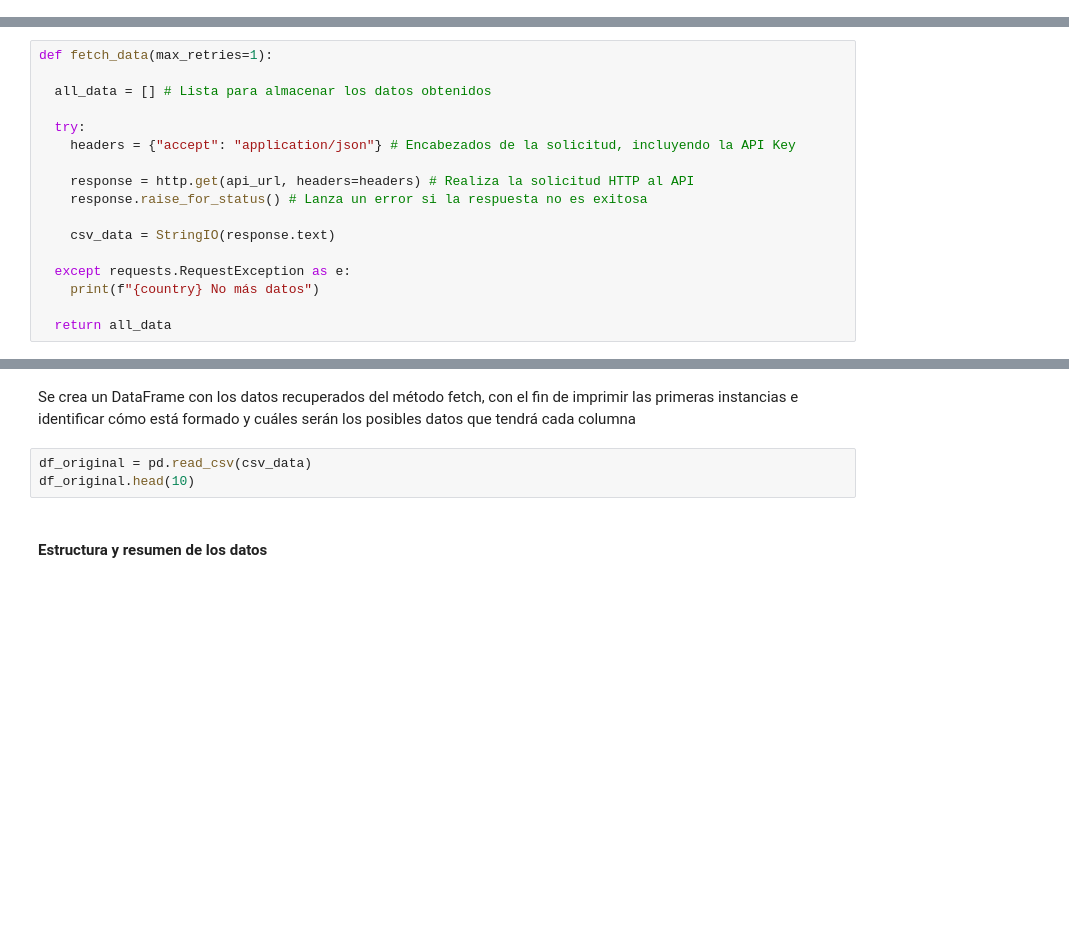
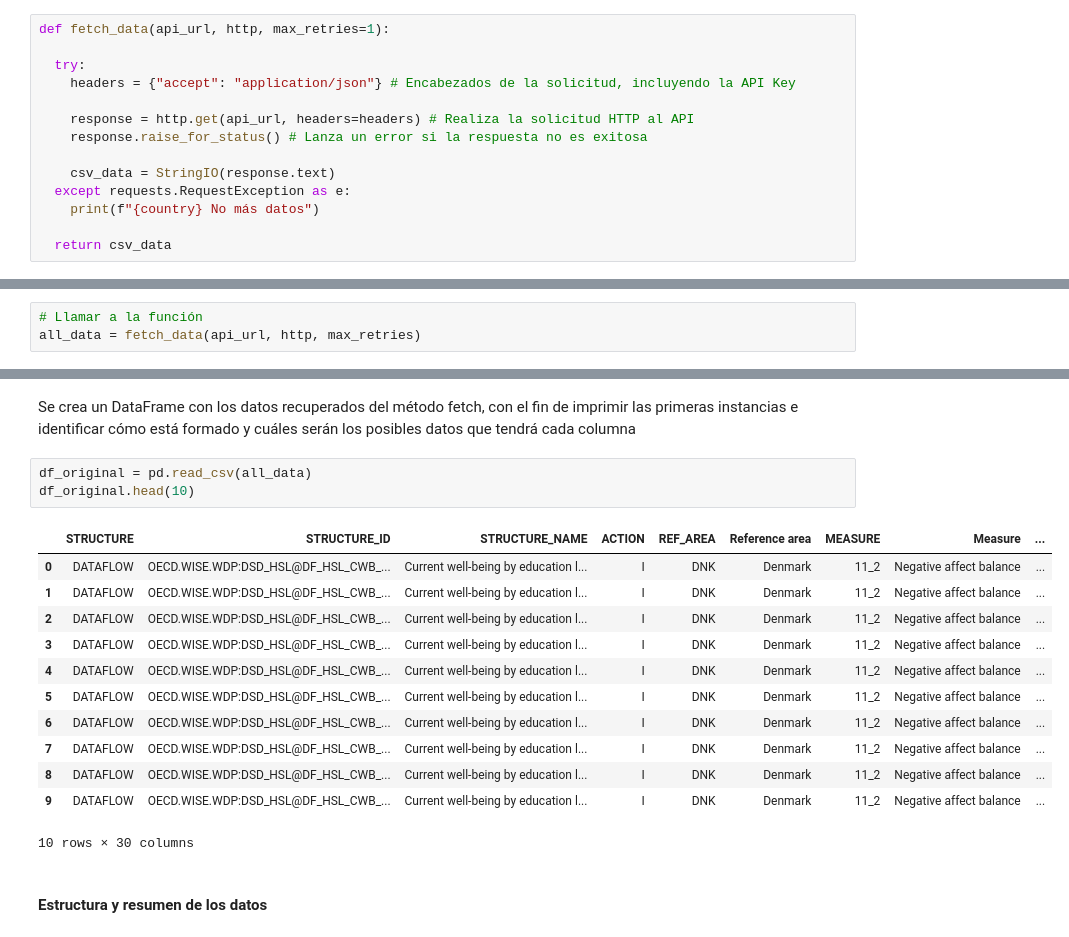
Before and after one commit to calerovillalobos10/Analisis_DatsetOriginal, a Jupyter notebook: Proyecto_PF_3347.ipynb, the cells around one changed output, grey strips where cells are left out. Cells and saved outputs as stored; diff of their text form; blank space fills up the shorter version.

```diff
--- a/Proyecto_PF_3347.ipynb
+++ b/Proyecto_PF_3347.ipynb
@@ -71,3 +91,17 @@ def create_retry_session(max_retries):
+# %%
+def fetch_data(api_url, http, max_retries=1):
+
+  try:
+    headers = {"accept": "application/json"} # Encabezados de la solicitud, incluyendo la API Key
+
+    response = http.get(api_url, headers=headers) # Realiza la solicitud HTTP al API
+    response.raise_for_status() # Lanza un error si la respuesta no es exitosa
+
+    csv_data = StringIO(response.text)
+  except requests.RequestException as e:
+    print(f"{country} No más datos")
+
+  return csv_data
 # %% [markdown]
 Se invoca al método que crea la sesión con reintentas pasándole la cantidad de reintentos que se desean tener
 # %%
@@ -78,17 +109,0 @@ Se procede a realizar un consumo para obtener los datos desde el origen
-# %%
-def fetch_data(max_retries=1):
-
-  all_data = [] # Lista para almacenar los datos obtenidos
-
-  try:
-    headers = {"accept": "application/json"} # Encabezados de la solicitud, incluyendo la API Key
-
-    response = http.get(api_url, headers=headers) # Realiza la solicitud HTTP al API
-    response.raise_for_status() # Lanza un error si la respuesta no es exitosa
-
-    csv_data = StringIO(response.text)
-
-  except requests.RequestException as e:
-    print(f"{country} No más datos")
-
-  return all_data
@@ -95,3 +112,6 @@ def fetch_data(max_retries=1):
+# %%
+# Llamar a la función
+all_data = fetch_data(api_url, http, max_retries)
 # %% [markdown]
 ## Análisis EDA Exploratorio
 # %% [markdown]
@@ -101,8 +121,21 @@ def fetch_data(max_retries=1):
 # %% [markdown]
 Se crea un DataFrame con los datos recuperados del método fetch, con el fin de imprimir las primeras instancias e identificar cómo está formado y cuáles serán los posibles datos que tendrá cada columna
 # %%
-df_original = pd.read_csv(csv_data)
+df_original = pd.read_csv(all_data)
 df_original.head(10)
+# %% [output]
+|  | STRUCTURE | STRUCTURE_ID | STRUCTURE_NAME | ACTION | REF_AREA | Reference area | MEASURE | Measure | ... |
+| 0 | DATAFLOW | OECD.WISE.WDP:DSD_HSL@DF_HSL_CWB_... | Current well-being by education l... | I | DNK | Denmark | 11_2 | Negative affect balance | ... |
+| 1 | DATAFLOW | OECD.WISE.WDP:DSD_HSL@DF_HSL_CWB_... | Current well-being by education l... | I | DNK | Denmark | 11_2 | Negative affect balance | ... |
+| 2 | DATAFLOW | OECD.WISE.WDP:DSD_HSL@DF_HSL_CWB_... | Current well-being by education l... | I | DNK | Denmark | 11_2 | Negative affect balance | ... |
+| 3 | DATAFLOW | OECD.WISE.WDP:DSD_HSL@DF_HSL_CWB_... | Current well-being by education l... | I | DNK | Denmark | 11_2 | Negative affect balance | ... |
+| 4 | DATAFLOW | OECD.WISE.WDP:DSD_HSL@DF_HSL_CWB_... | Current well-being by education l... | I | DNK | Denmark | 11_2 | Negative affect balance | ... |
+| 5 | DATAFLOW | OECD.WISE.WDP:DSD_HSL@DF_HSL_CWB_... | Current well-being by education l... | I | DNK | Denmark | 11_2 | Negative affect balance | ... |
+| 6 | DATAFLOW | OECD.WISE.WDP:DSD_HSL@DF_HSL_CWB_... | Current well-being by education l... | I | DNK | Denmark | 11_2 | Negative affect balance | ... |
+| 7 | DATAFLOW | OECD.WISE.WDP:DSD_HSL@DF_HSL_CWB_... | Current well-being by education l... | I | DNK | Denmark | 11_2 | Negative affect balance | ... |
+| 8 | DATAFLOW | OECD.WISE.WDP:DSD_HSL@DF_HSL_CWB_... | Current well-being by education l... | I | DNK | Denmark | 11_2 | Negative affect balance | ... |
+| 9 | DATAFLOW | OECD.WISE.WDP:DSD_HSL@DF_HSL_CWB_... | Current well-being by education l... | I | DNK | Denmark | 11_2 | Negative affect balance | ... |
+10 rows × 30 columns
 # %% [markdown]
 #### Estructura y resumen de los datos
 # %% [markdown]
```
Also changed, not shown: parts of 18 cells of this notebook.
